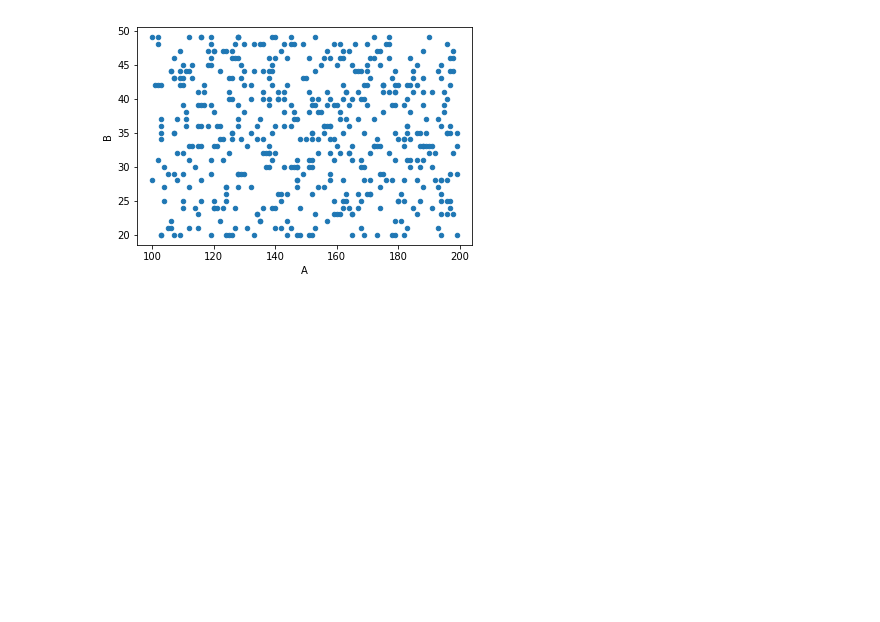
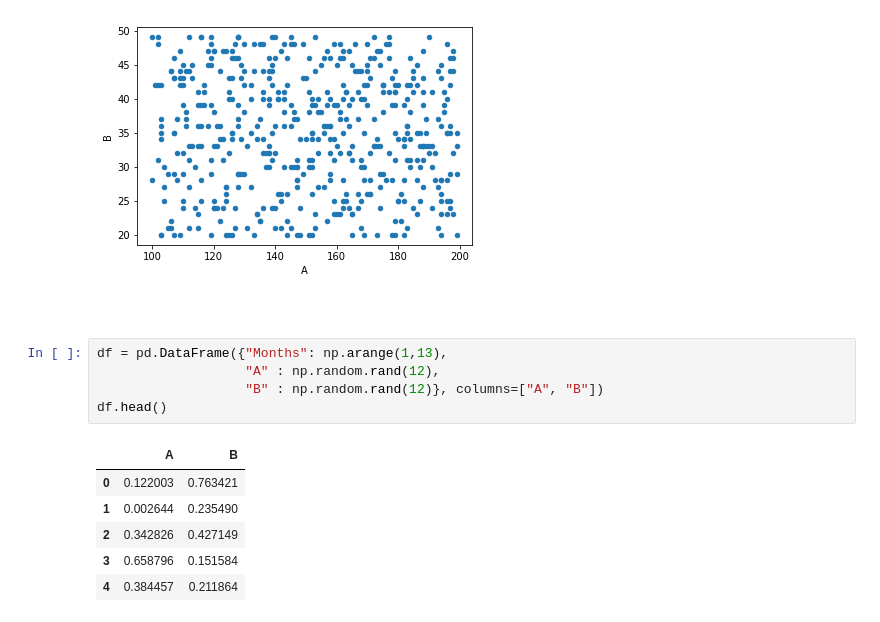
Before and after one commit to abhilb/matplotlib-recipes, a Jupyter notebook: Untitled.ipynb, the cells around one changed output. Saved outputs shown, nothing was run; the diff lists cells and outputs as text; blank space fills up the shorter version.

```diff
--- a/Untitled.ipynb
+++ b/Untitled.ipynb
@@ -24,3 +24,17 @@ df.plot.scatter(x="A", y="B")
 plt.show()
 # %% [output]
 [figure]
+# %% [markdown]
+####
+# %%
+df = pd.DataFrame({"Months": np.arange(1,13),
+                   "A" : np.random.rand(12),
+                   "B" : np.random.rand(12)}, columns=["A", "B"])
+df.head()
+# %% [output]
+|  | A | B |
+| 0 | 0.122003 | 0.763421 |
+| 1 | 0.002644 | 0.235490 |
+| 2 | 0.342826 | 0.427149 |
+| 3 | 0.658796 | 0.151584 |
+| 4 | 0.384457 | 0.211864 |
```
Also changed, not shown: parts of 2 cells of this notebook.
